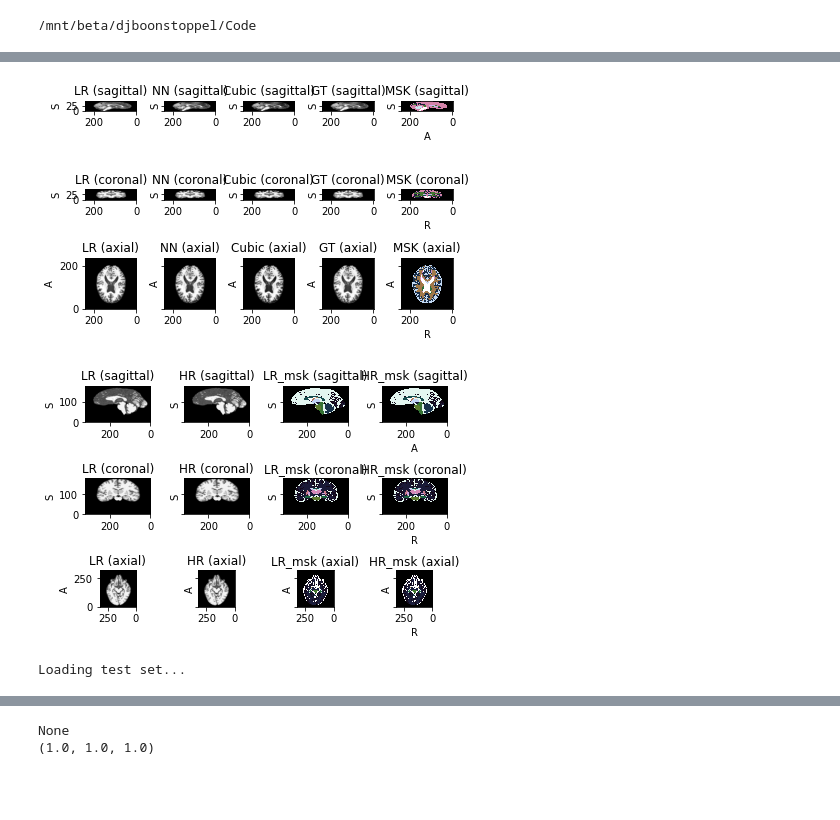
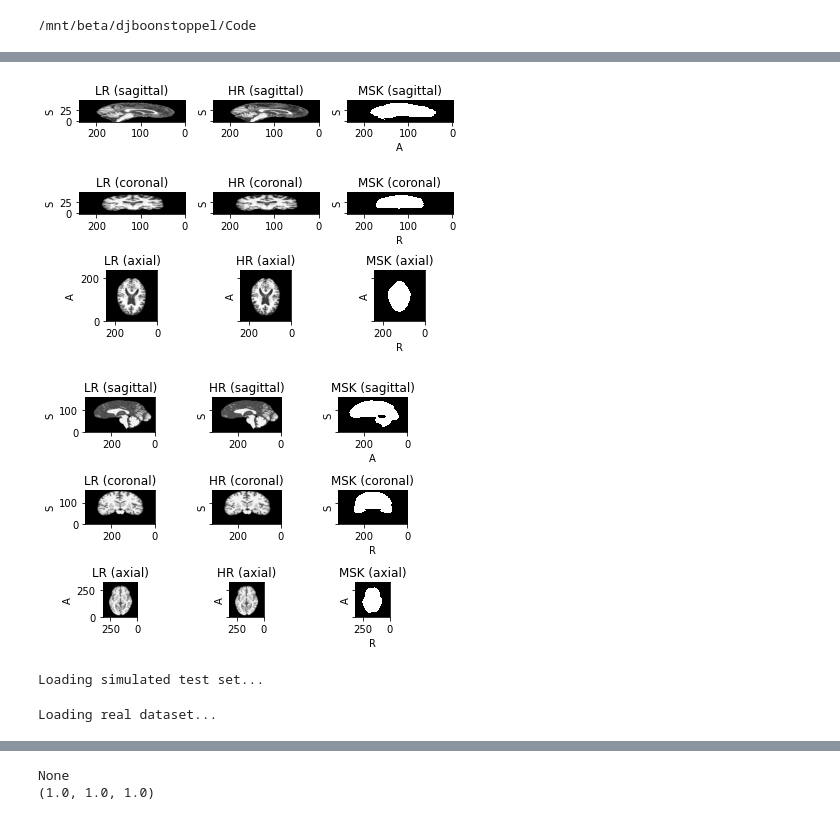
Before and after one commit to rienboonstoppel/SRGan, a Jupyter notebook: archive/predict.ipynb, the cells around one changed output, grey strips where cells are left out. Cells and saved outputs as stored; diff of their text form; code cells hidden in the pictures; blank space fills up the shorter version.

```diff
--- a/predict.ipynb
+++ b/archive/predict.ipynb
@@ -125,16 +122,16 @@ Params size (MB): 23.93
 Estimated Total Size (MB): 47.13
 ----------------------------------------------------------------
 # %%
-img_real = RealImage(number=1, select_slices=None)
+img_real = RealImagePair(number=1, middle_slices=None)
 real_subject = [img_real.subject()]
 real_set = tio.SubjectsDataset(
     real_subject, transform=Normalize(std=std))
 
 real_set[0].plot()
 # %% [output]
-[figure, old version]
+[figure, new version]
 # %%
-img_sim = ImagePair(number=100206, select_slices=None, datasource='1mm_07mm')
+img_sim = SimImagePair(number=100206, middle_slices=None, datasource='1mm_07mm')
 sim_subject = [img_sim.subject()]
 
 sim_set = tio.SubjectsDataset(
@@ -142,7 +139,7 @@ sim_set = tio.SubjectsDataset(
 
 sim_set[0].plot()
 # %% [output]
-[figure, old version]
+[figure, new version]
 # %%
 test = torch.rand(16,1,64,64)
 test1 = test.repeat(1, 3, 1 ,1)
@@ -158,19 +155,21 @@ plt.imshow(test2[0,0,:,:], cmap='gray')
 plt.figure()
 plt.imshow((test1-test2)[0,0,:,:],cmap='gray')
 # %%
-test_subjects_sim = data_split('test', patients_frac=1, root_dir='data', datasource='1mm_07mm', numslices=None)
+test_subjects_sim = sim_data('test', patients_frac=1, root_dir='data', datasource='2mm_1mm', middle_slices=None)
 # test_subjects = [test_subjects[0]]
 
 test_set_sim = tio.SubjectsDataset(
     test_subjects_sim, transform=Normalize(std=std))
 # %% [output]
-Loading test set...
+Loading simulated test set...
 # %%
-test_subjects_real = real_data(root_dir='data', numslices=None)
+test_subjects_real = real_data(root_dir='data', middle_slices=None)
 # test_subjects = [test_subjects[0]]
 
 test_set_real = tio.SubjectsDataset(
     test_subjects_real, transform=Normalize(std=std))
+# %% [output]
+Loading real dataset...
 # %%
 test_set_sim[0].plot()
 # %% [output]
```
Also changed, not shown: parts of 9 cells of this notebook, 20 other files.
